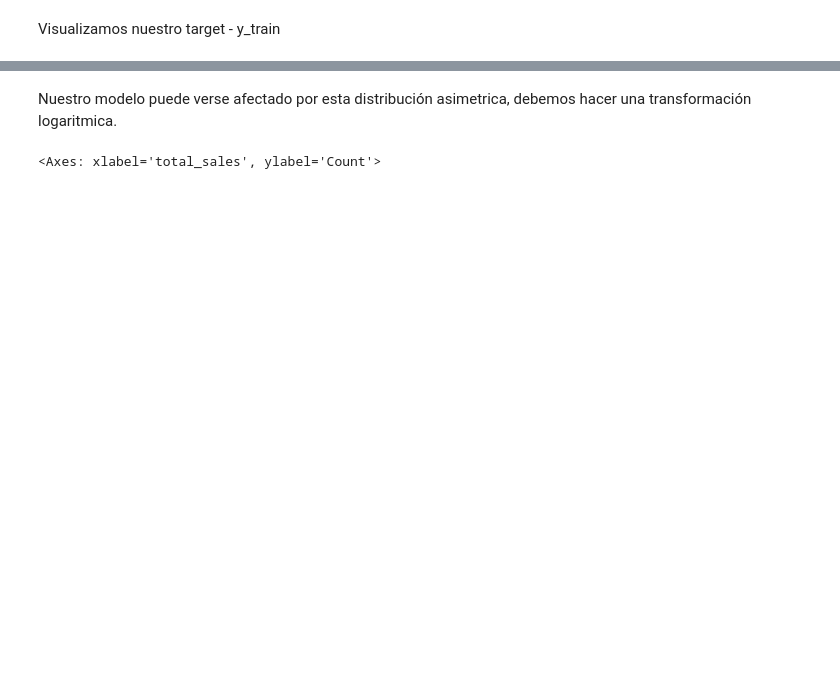
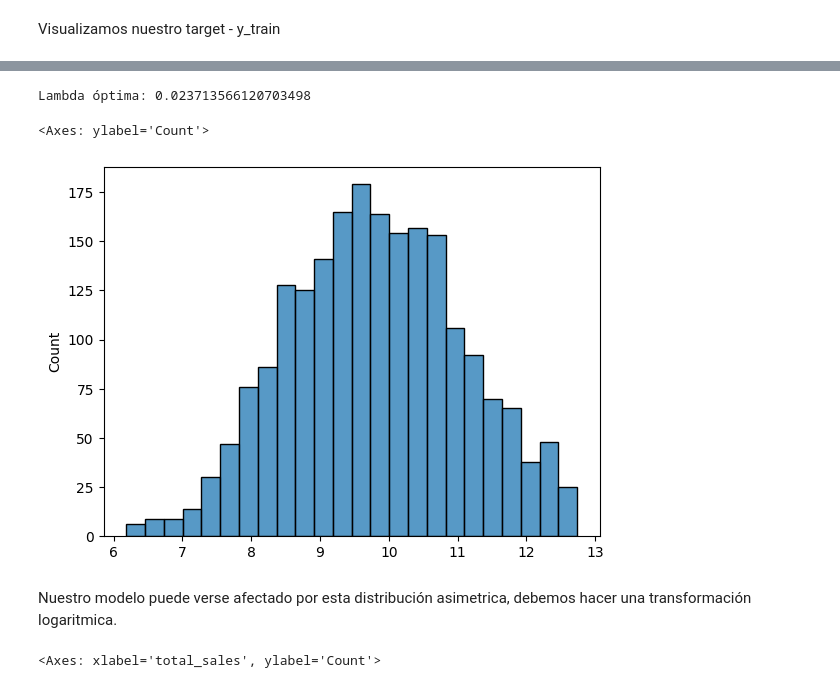
Before and after one commit to antonio-herrera-gb/ML_Adidas-Forecast, a Jupyter notebook: src/notebooks/footlocker.ipynb, the cells around one changed output, grey strips where cells are left out. Cells and saved outputs as stored; diff of their text form; code cells hidden in the pictures; blank space fills up the shorter version.

```diff
--- a/src/notebooks/footlocker.ipynb
+++ b/src/notebooks/footlocker.ipynb
@@ -633,3 +678,13 @@ sns.histplot(y_train, kde = True)
+# %%
+# lambda_val es el parámetro óptimo calculado para la transformación.
+print(f"Lambda óptima: {lambda_val}")
+# %% [output]
+Lambda óptima: 0.023713566120703498
+# %%
+sns.histplot(y_train_boxcox)
+# %% [output]
+<Axes: ylabel='Count'>
+[figure, added]
 # %% [markdown]
 Nuestro modelo puede verse afectado por esta distribución asimetrica, debemos hacer una transformación logaritmica.
 # %%
```
Also changed, not shown: parts of 40 cells of this notebook, 10 other files.
